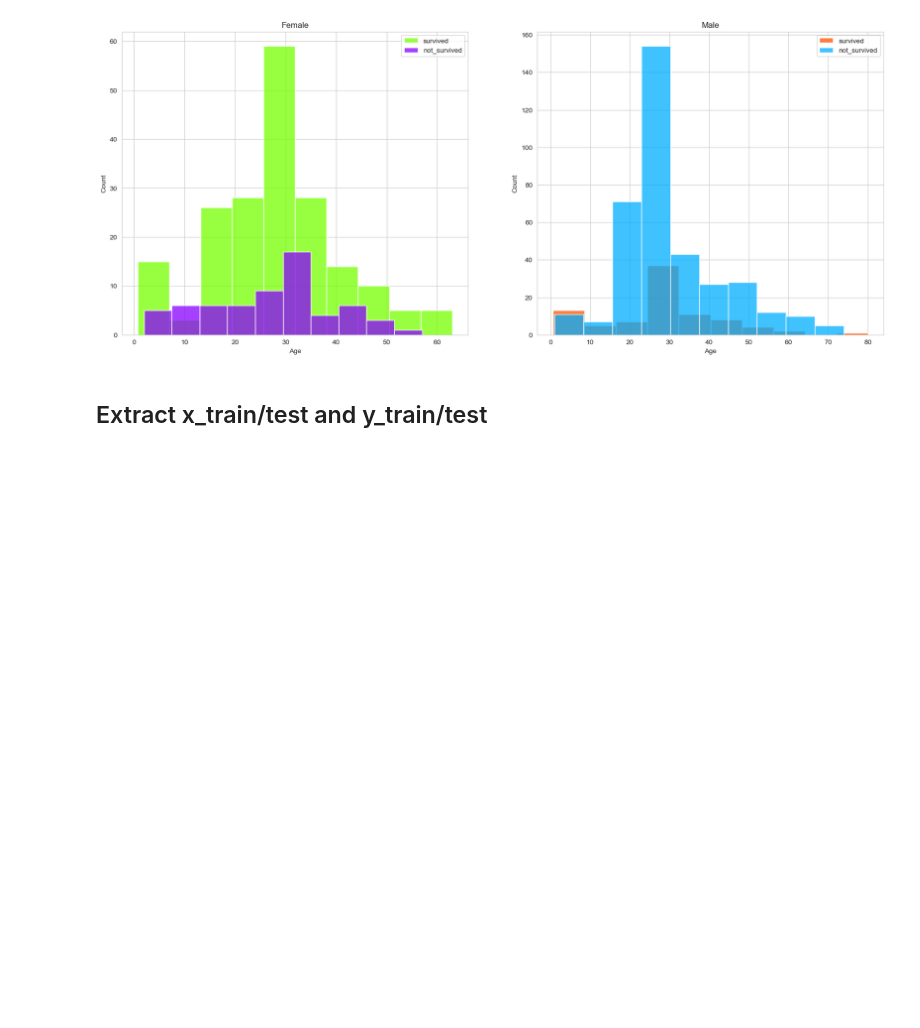
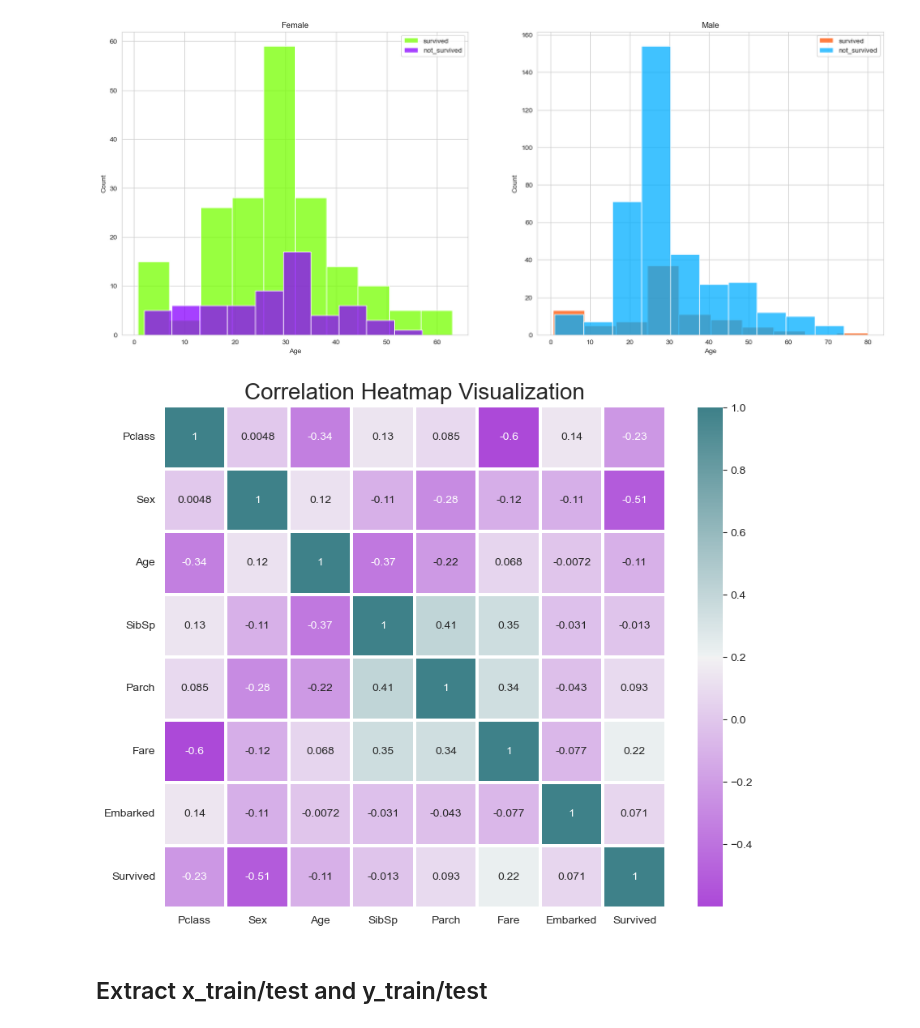
Before and after one commit to eranCat/TitanicML, a Jupyter notebook: Assignment2_supervised_learning_flow.ipynb, the cells around one changed output. Saved outputs shown, nothing was run; the diff lists cells and outputs as text; code cells hidden in the pictures; blank space fills up the shorter version.

Commit message:
Added heatmap

```diff
--- a/Assignment2_supervised_learning_flow.ipynb
+++ b/Assignment2_supervised_learning_flow.ipynb
@@ -186,6 +186,34 @@ plot_hist_gender_survivors()
 | 6 | 61-70 | 3 | 0 | 2 | 10 |
 | 7 | 71-80 | 0 | 0 | 0 | 5 |
 [figure]
+# %%
+# Create a figure with a specific size
+plt.figure(figsize=(10, 10))
+
+# Calculate the correlation matrix
+corr = train_set.corr()
+
+# Define a custom diverging color palette
+cmap = sns.diverging_palette(290, 205, as_cmap=True)
+
+# Create a heatmap of the correlation matrix
+sns.heatmap(corr,
+            cmap=cmap,       # Use the custom color palette
+            annot=True,      # Annotate cells with correlation coefficients
+            square=True,     # Force the cells to be square-shaped
+            linewidths=1.5,  # Set the width of the lines between cells
+            cbar_kws={"shrink": .8})  # Shrink the color bar to fit better
+
+# Set the title of the heatmap
+plt.title('Correlation Heatmap Visualization', fontsize=20)
+
+# Rotate y-axis tick labels to be horizontal
+plt.yticks(rotation=0)
+
+# Display the plot
+plt.show()
+# %% [output]
+[figure, added]
 # %% [markdown]
 ## Extract x_train/test and y_train/test
 # %%
```
